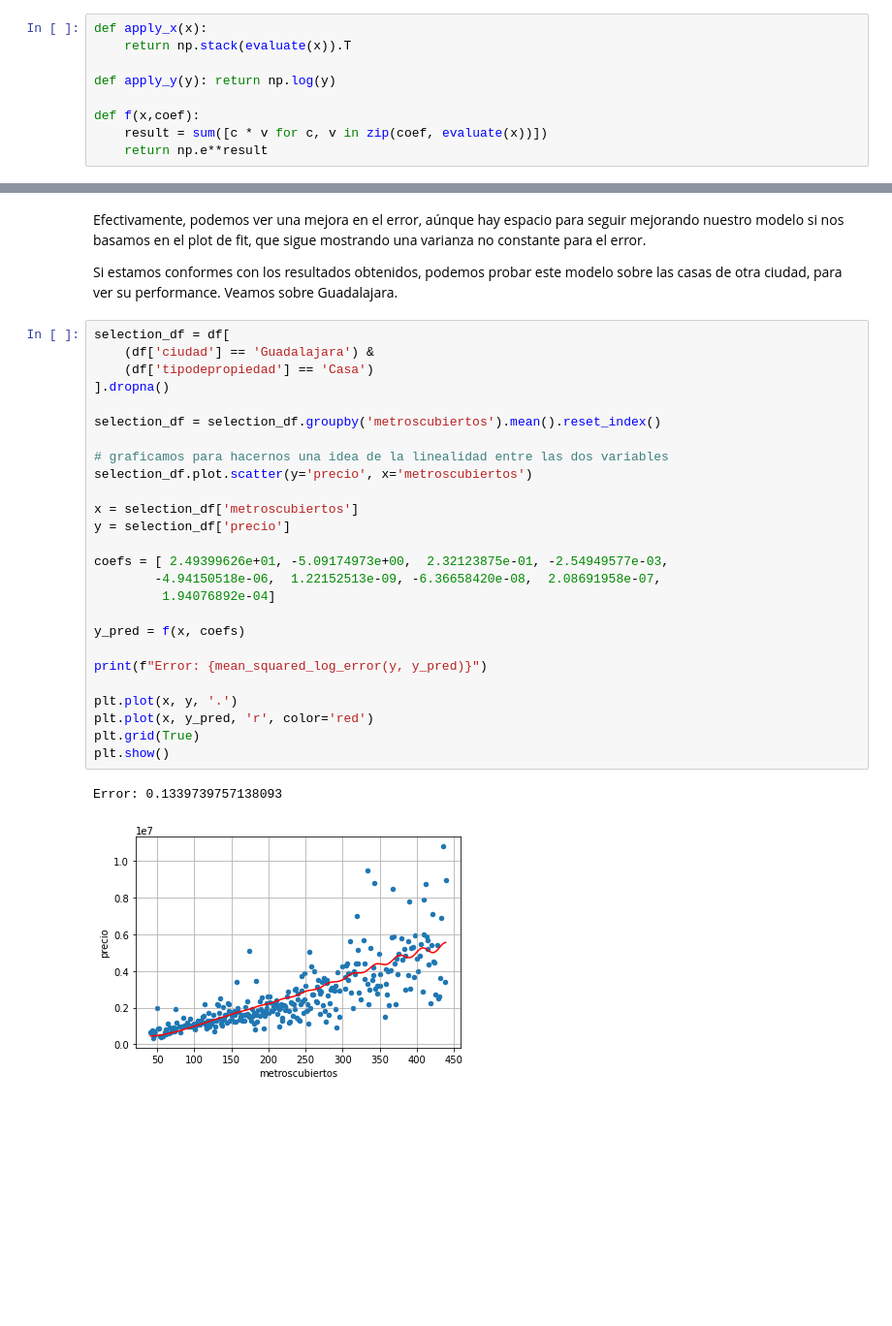
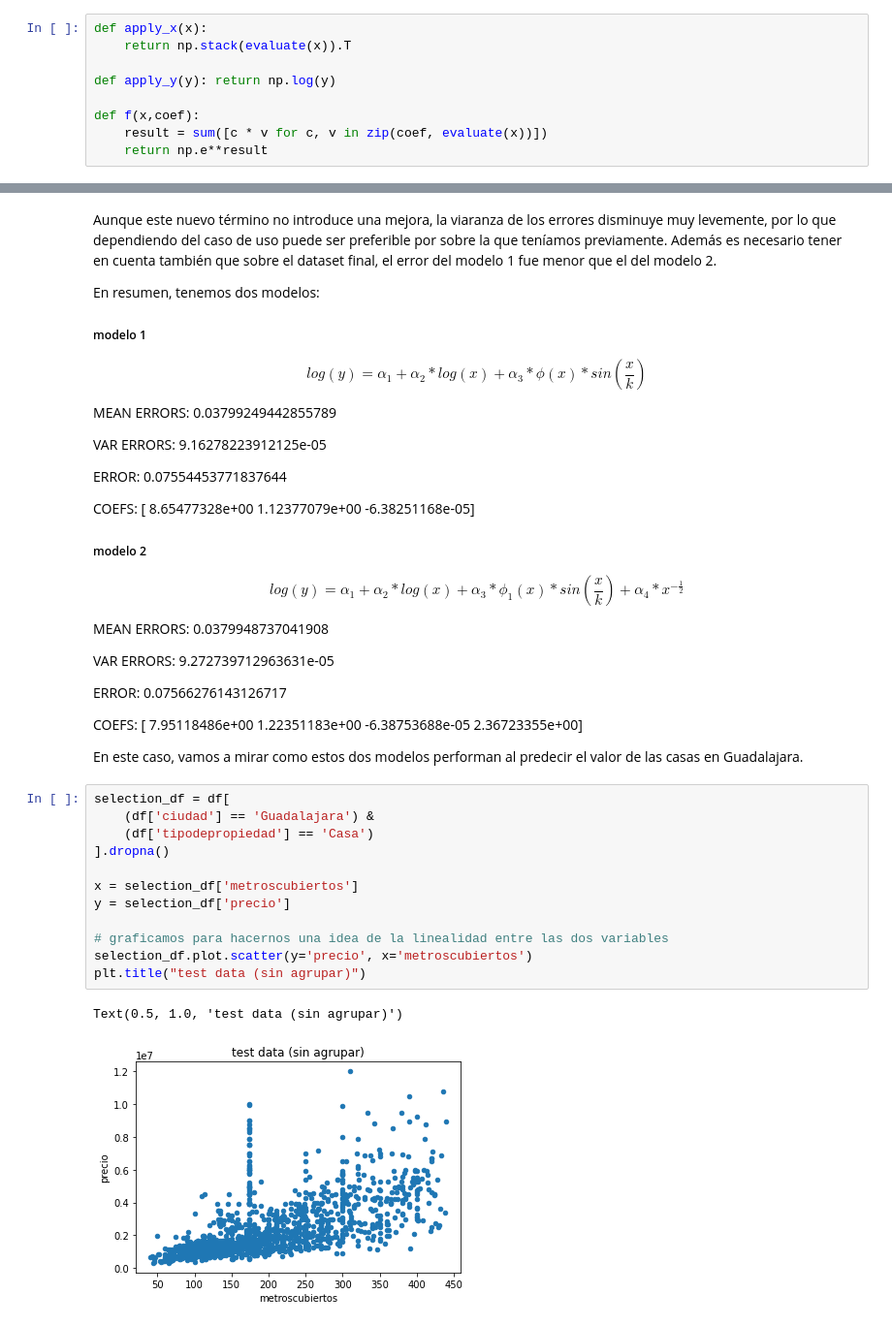
Before and after one commit to fzanollo/metodos-num, a Jupyter notebook: tp3/notebooks/PruebaDeConcepto.ipynb, the cells around one changed output, grey strips where cells are left out. Shown at 97% size. Saved outputs shown, nothing was run; the diff lists cells and outputs as text; blank space fills up the shorter version.

```diff
--- a/tp3/notebooks/PruebaDeConcepto.ipynb
+++ b/tp3/notebooks/PruebaDeConcepto.ipynb
@@ -317,33 +606,48 @@ Coefs: [ 2.49399626e+01 -5.09174973e+00  2.32123875e-01 -2.54949577e-03
-# %% [markdown]
-Efectivamente, podemos ver una mejora en el error, aúnque hay espacio para seguir mejorando nuestro modelo si nos basamos en el plot de fit, que sigue mostrando una varianza no constante para el error.
-
-Si estamos conformes con los resultados obtenidos, podemos probar este modelo sobre las casas de otra ciudad, para ver su performance. Veamos sobre Guadalajara.
+# %% [markdown]
+Aunque este nuevo término no introduce una mejora, la viaranza de los errores disminuye muy levemente, por lo que dependiendo del caso de uso puede ser preferible por sobre la que teníamos previamente. Además es necesario tener en cuenta también que sobre el dataset final, el error del modelo 1 fue menor que el del modelo 2.
+
+En resumen, tenemos dos modelos:
+
+##### modelo 1
+
+$$log(y) = \alpha_1 + \alpha_2 * log(x) + \alpha_3 * \phi(x) * sin(\frac{x}{k})$$
+
+MEAN ERRORS: 0.03799249442855789
+
+VAR ERRORS: 9.16278223912125e-05
+
+
+ERROR: 0.07554453771837644
+
+COEFS: [ 8.65477328e+00  1.12377079e+00 -6.38251168e-05]
+
+##### modelo 2
+
+$$log(y) = \alpha_1 + \alpha_2 * log(x) + \alpha_3 * \phi_1(x) * sin(\frac{x}{k}) + \alpha_4 * x^{-\frac{1}{2}} $$
+
+MEAN ERRORS: 0.0379948737041908
+
+VAR ERRORS: 9.272739712963631e-05
+
+
+ERROR: 0.07566276143126717
+
+COEFS: [ 7.95118486e+00  1.22351183e+00 -6.38753688e-05  2.36723355e+00]
+
+
+En este caso, vamos a mirar como estos dos modelos performan al predecir el valor de las casas en Guadalajara.
 # %%
 selection_df = df[
     (df['ciudad'] == 'Guadalajara') &
     (df['tipodepropiedad'] == 'Casa')
 ].dropna()
 
-selection_df = selection_df.groupby('metroscubiertos').mean().reset_index()
+x = selection_df['metroscubiertos']
+y = selection_df['precio']
 
 # graficamos para hacernos una idea de la linealidad entre las dos variables
 selection_df.plot.scatter(y='precio', x='metroscubiertos')
-
-x = selection_df['metroscubiertos']
-y = selection_df['precio']
-
-coefs = [ 2.49399626e+01, -5.09174973e+00,  2.32123875e-01, -2.54949577e-03,
-        -4.94150518e-06,  1.22152513e-09, -6.36658420e-08,  2.08691958e-07,
-         1.94076892e-04]
-
-y_pred = f(x, coefs)
-
-print(f"Error: {mean_squared_log_error(y, y_pred)}")
-
-plt.plot(x, y, '.')
-plt.plot(x, y_pred, 'r', color='red')
-plt.grid(True)
-plt.show()
+plt.title("test data (sin agrupar)")
 # %% [output]
-Error: 0.1339739757138093
+Text(0.5, 1.0, 'test data (sin agrupar)')
-[figure, old version]
+[figure, new version]
```
Also changed, not shown: parts of 46 cells of this notebook, 3 other files.
